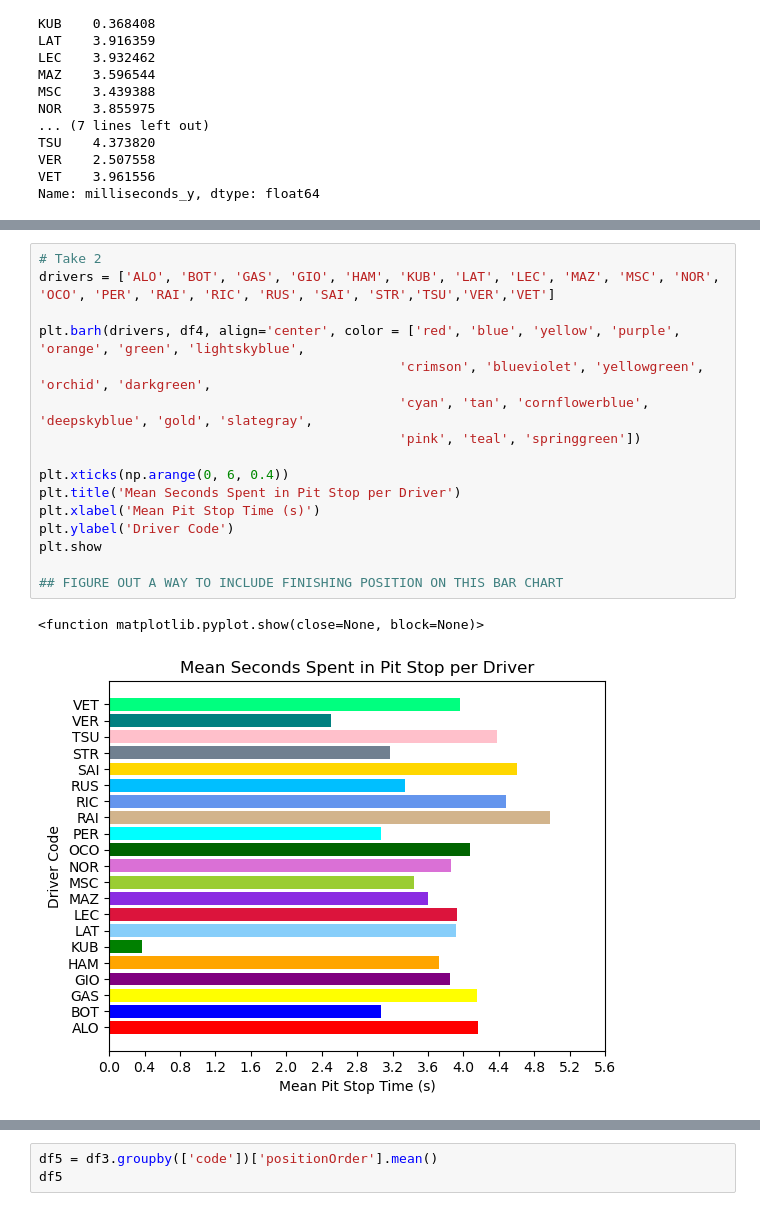
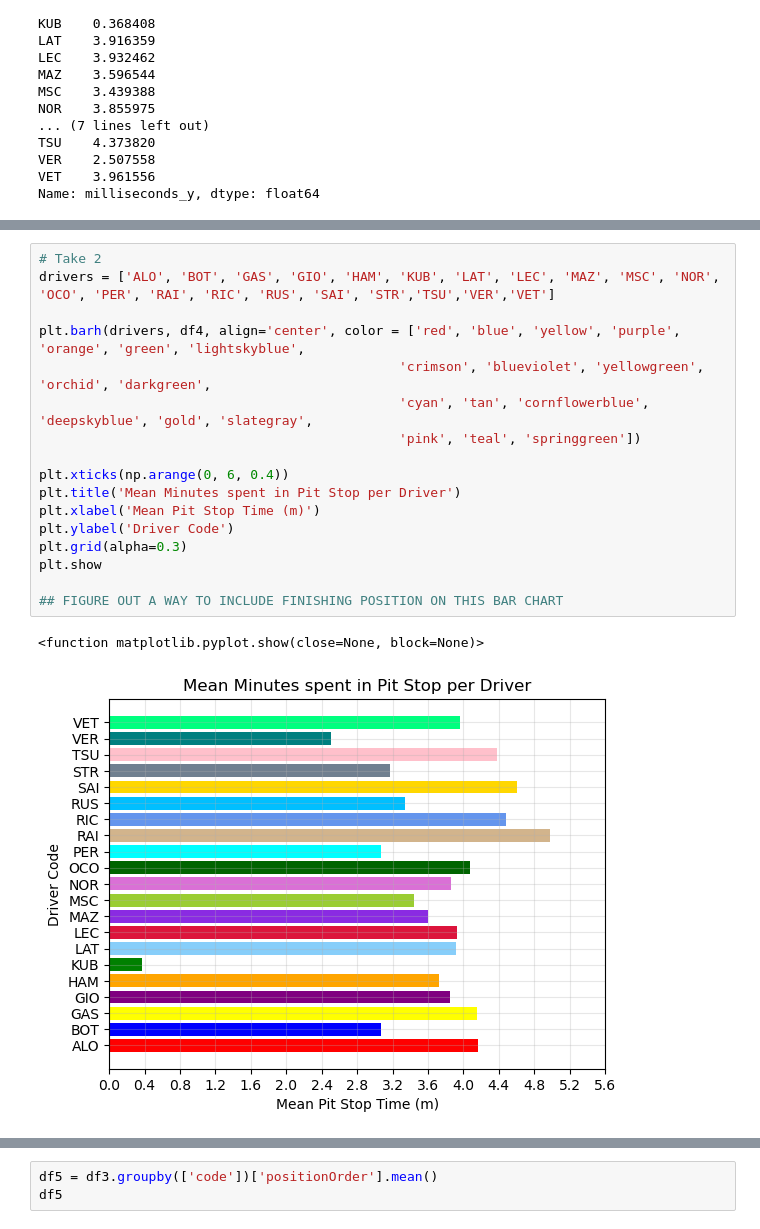
Before and after one commit to RyanBCole/Group-4, a Jupyter notebook: project_1/V3_bar.ipynb, the cells around one changed output, grey strips where cells are left out. Cells and saved outputs as stored; diff of their text form.

```diff
--- a/project_1/V3_bar.ipynb
+++ b/project_1/V3_bar.ipynb
@@ -230,19 +230,20 @@ plt.grid
 # %%
 # Take 2
 drivers = ['ALO', 'BOT', 'GAS', 'GIO', 'HAM', 'KUB', 'LAT', 'LEC', 'MAZ', 'MSC', 'NOR',  'OCO', 'PER', 'RAI', 'RIC', 'RUS', 'SAI', 'STR','TSU','VER','VET']
 
 plt.barh(drivers, df4, align='center', color = ['red', 'blue', 'yellow', 'purple', 'orange', 'green', 'lightskyblue',
                                               'crimson', 'blueviolet', 'yellowgreen', 'orchid', 'darkgreen',
                                               'cyan', 'tan', 'cornflowerblue', 'deepskyblue', 'gold', 'slategray',
                                               'pink', 'teal', 'springgreen'])
 
 plt.xticks(np.arange(0, 6, 0.4))
-plt.title('Mean Seconds Spent in Pit Stop per Driver')
-plt.xlabel('Mean Pit Stop Time (s)')
+plt.title('Mean Minutes spent in Pit Stop per Driver')
+plt.xlabel('Mean Pit Stop Time (m)')
 plt.ylabel('Driver Code')
+plt.grid(alpha=0.3)
 plt.show
 
 ## FIGURE OUT A WAY TO INCLUDE FINISHING POSITION ON THIS BAR CHART
 # %% [output]
 <function matplotlib.pyplot.show(close=None, block=None)>
-[figure, old version]
+[figure, new version]
```
Also changed, not shown: parts of 18 cells of this notebook.
